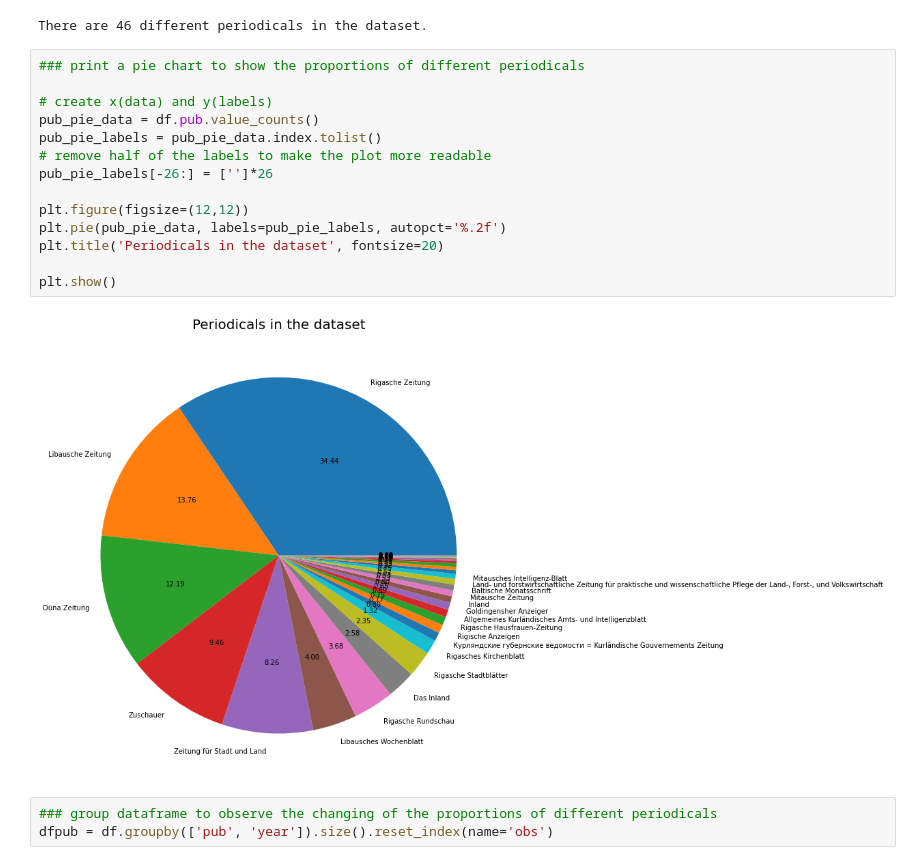
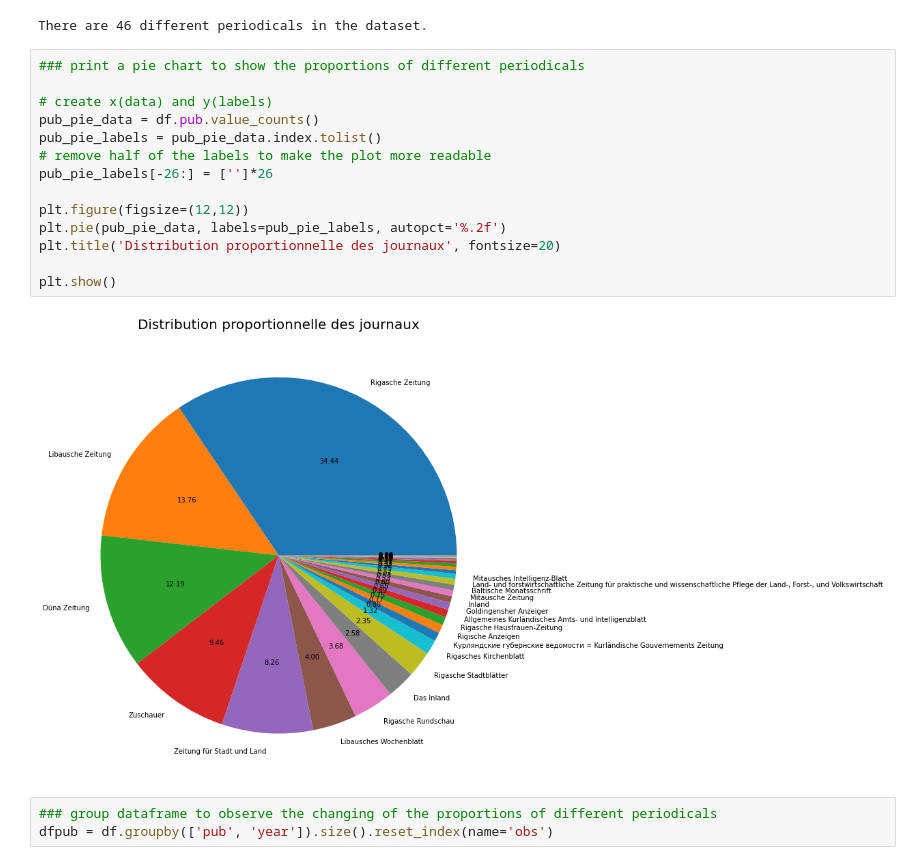
Before and after one commit to krkryger/clim-dist, a Jupyter notebook: notebooks/01-first-data-exploration.ipynb, the cells around one changed output. Drawn from its saved outputs; the diff is of its cells as text.

```diff
--- a/notebooks/01-first-data-exploration.ipynb
+++ b/notebooks/01-first-data-exploration.ipynb
@@ -56,19 +81,19 @@ There are 46 different periodicals in the dataset.
 # %%
 ### print a pie chart to show the proportions of different periodicals
 
 # create x(data) and y(labels)
 pub_pie_data = df.pub.value_counts()
 pub_pie_labels = pub_pie_data.index.tolist()
 # remove half of the labels to make the plot more readable
 pub_pie_labels[-26:] = ['']*26
 
 plt.figure(figsize=(12,12))
 plt.pie(pub_pie_data, labels=pub_pie_labels, autopct='%.2f')
-plt.title('Periodicals in the dataset', fontsize=20)
+plt.title('Distribution proportionnelle des journaux', fontsize=20)
 
 plt.show()
 # %% [output]
-[figure, old version]
+[figure, new version]
 # %%
 ### group dataframe to observe the changing of the proportions of different periodicals
 dfpub = df.groupby(['pub', 'year']).size().reset_index(name='obs')
```
Also changed, not shown: parts of 4 cells of this notebook, 7 other files.
